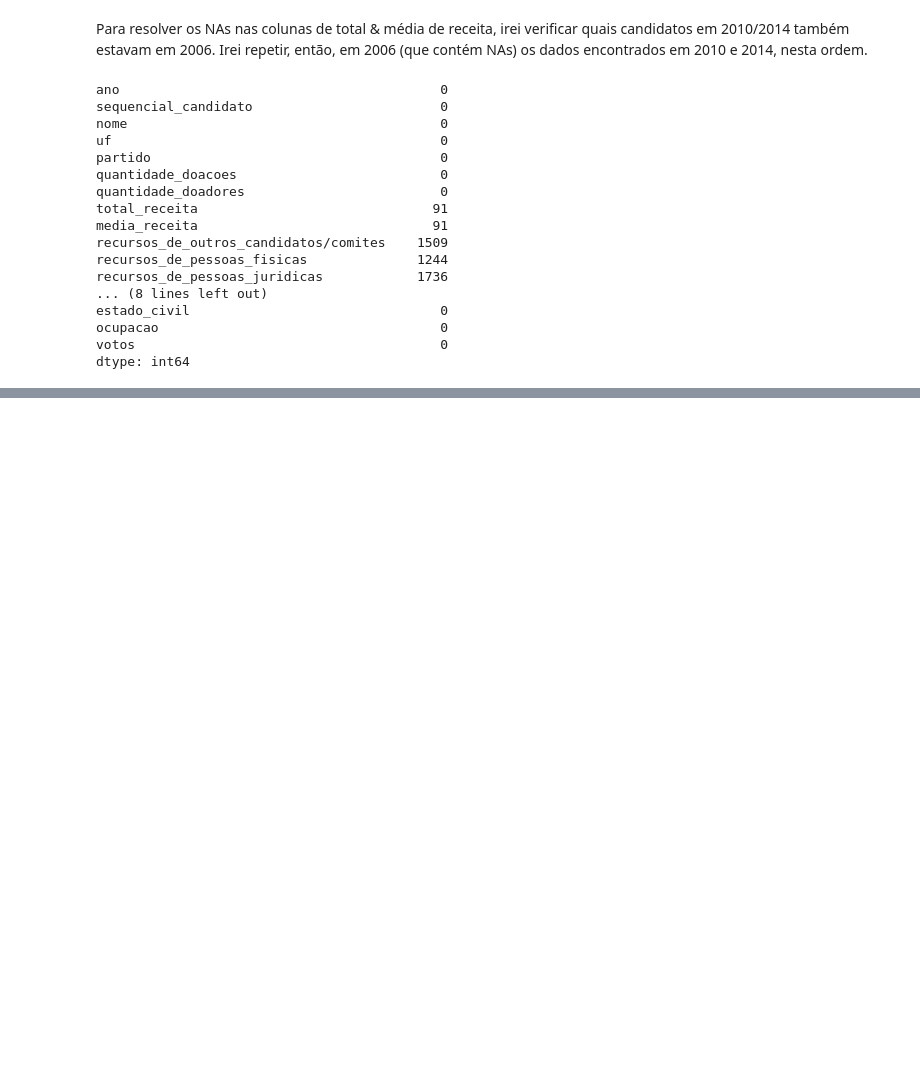
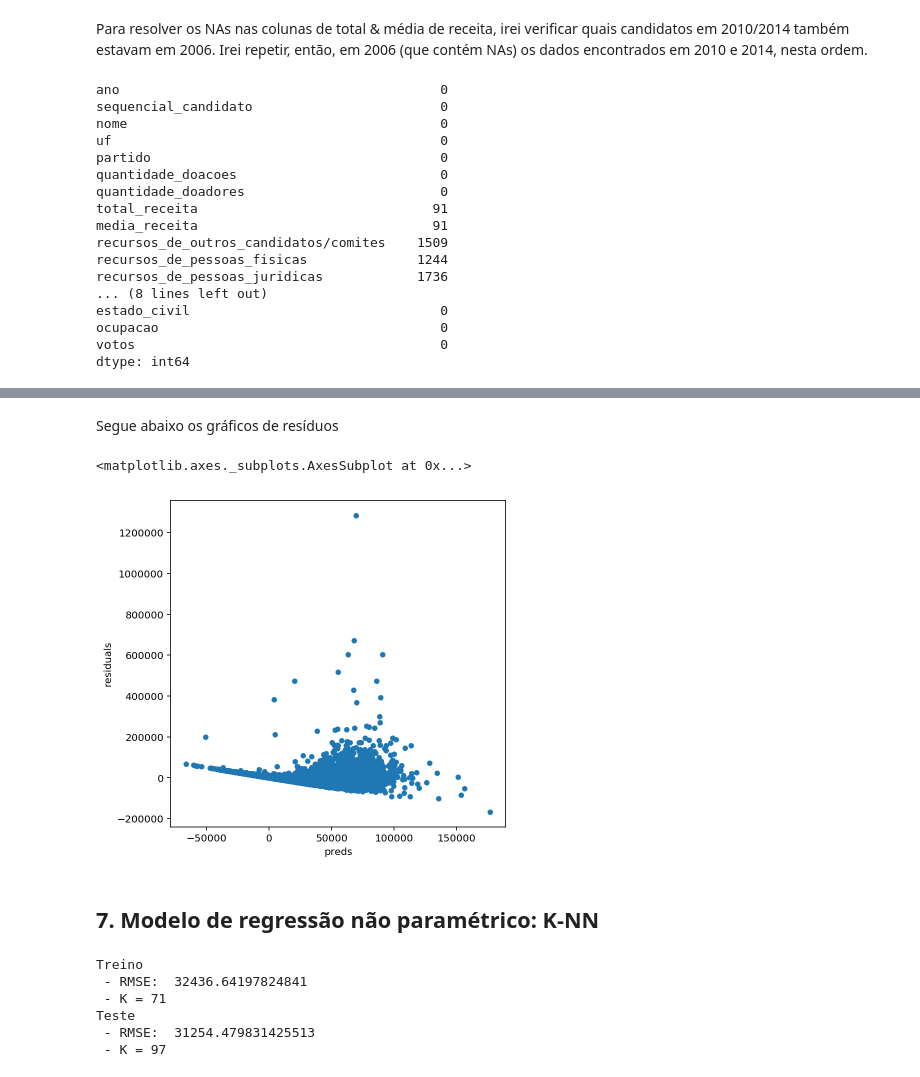
Before and after one commit to ffosilva/machine-learning-classes, a Jupyter notebook: atividade3/Tarefa3-PrevisaoVotacao.ipynb, the cells around one changed output, grey strips where cells are left out. Saved outputs shown, nothing was run; the diff lists cells and outputs as text; code cells hidden in the pictures; blank space fills up the shorter version.

```diff
--- a/atividade3/Tarefa3-PrevisaoVotacao.ipynb
+++ b/atividade3/Tarefa3-PrevisaoVotacao.ipynb
@@ -319,0 +385,40 @@ preds.plot(x = "preds", y = "residuals",kind = "scatter")
+# %% [markdown]
+Segue abaixo os gráficos de resíduos
+# %%
+matplotlib.rcParams['figure.figsize'] = (6.0, 6.0)
+
+preds = pd.DataFrame({"preds":ridge_model.predict(matrix_train), "true":target_train})
+preds["residuals"] = preds["true"] - preds["preds"]
+preds.plot(x = "preds", y = "residuals",kind = "scatter")
+# %% [output]
+<matplotlib.axes._subplots.AxesSubplot at 0x...>
+[figure, added]
+# %% [markdown]
+## 7. Modelo de regressão não paramétrico: K-NN
+# %%
+from sklearn.neighbors import KNeighborsRegressor
+from math import sqrt
+
+def calculate_knn(matrix, target, label):
+    rmse_val = [] #to store rmse values for different k
+
+    for K in range(100):
+        K = K+1
+        model = KNeighborsRegressor(n_neighbors = K)
+        model.fit(matrix, target)  #fit the model
+
+        errors = rmse_cv(model, matrix, target)
+        rmse_val.append(errors.mean()) #store rmse values
+
+    print(label, "\n - RMSE: ", min(rmse_val), '\n - K =', rmse_val.index(min(rmse_val)))
+    return rmse_val
+
+rmse_knn_treino = calculate_knn(matrix_train, target_train, "Treino")
+rmse_knn_teste = calculate_knn(matrix_test, target_test, "Teste")
+# %% [output]
+Treino
+ - RMSE:  32436.64197824841
+ - K = 71
+Teste
+ - RMSE:  31254.479831425513
+ - K = 97
```
Also changed, not shown: parts of 64 cells of this notebook, 1 other file.
